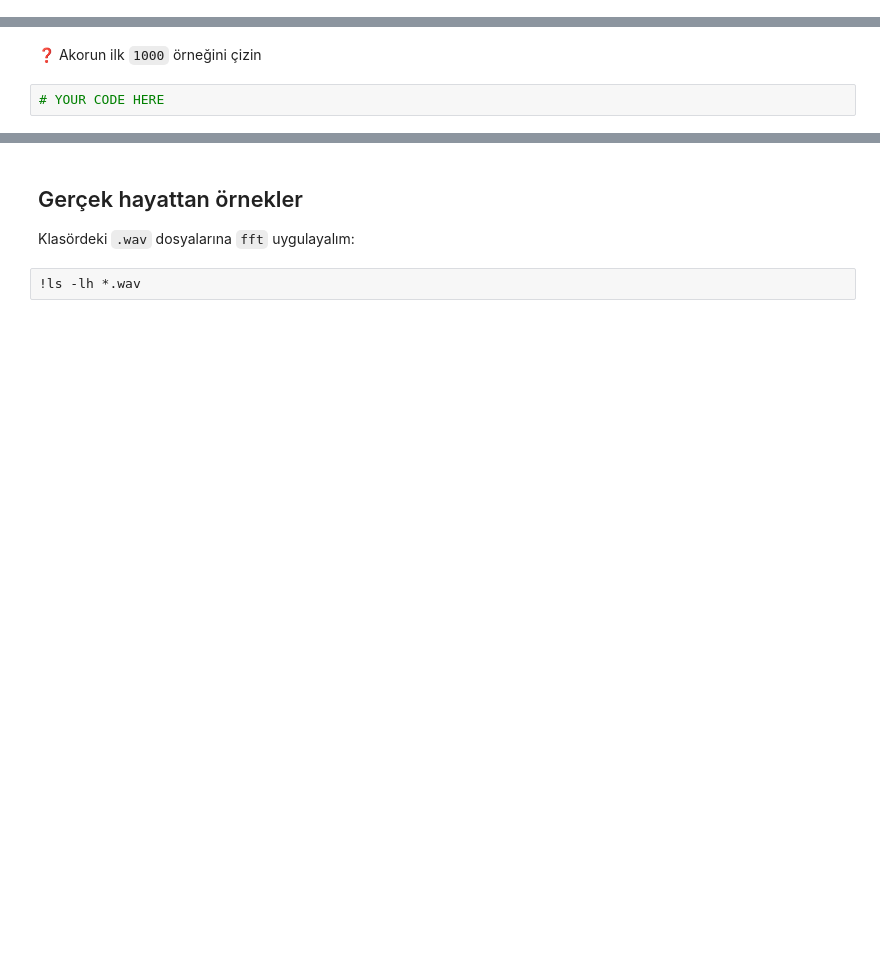
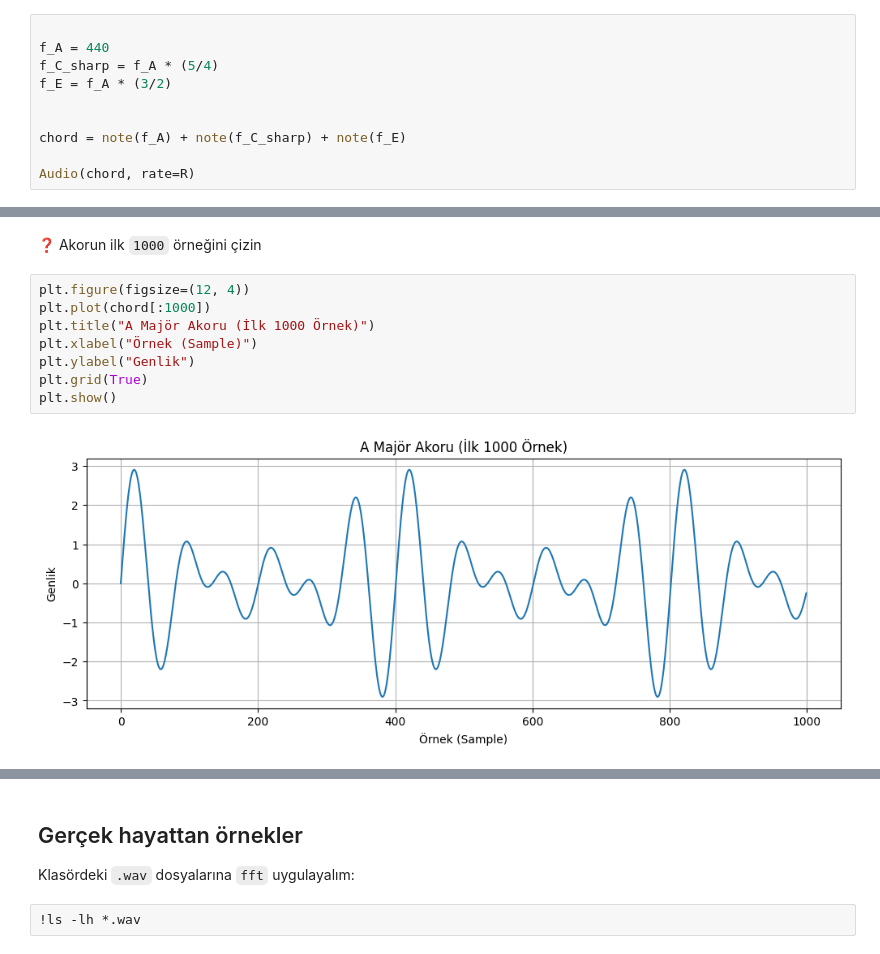
Before and after one commit to doganalperr/data-science-audio-processing, a Jupyter notebook: Recap.ipynb, the cells around one changed output, grey strips where cells are left out. Cells and saved outputs as stored; diff of their text form; blank space fills up the shorter version.

```diff
--- a/Recap.ipynb
+++ b/Recap.ipynb
@@ -65,0 +103,10 @@ Wikipedia’daki [Frekans Oranı](https://en.wikipedia.org/wiki/Interval_(music)
+# %%
+
+f_A = 440
+f_C_sharp = f_A * (5/4)
+f_E = f_A * (3/2)
+
+
+chord = note(f_A) + note(f_C_sharp) + note(f_E)
+
+Audio(chord, rate=R)
@@ -66,7 +115,15 @@ Wikipedia’daki [Frekans Oranı](https://en.wikipedia.org/wiki/Interval_(music)
 # %% [markdown]
 ❓ Akorun ilk `1000` örneğini çizin
-# %%
-# YOUR CODE HERE
+# %%
+plt.figure(figsize=(12, 4))
+plt.plot(chord[:1000])
+plt.title("A Majör Akoru (İlk 1000 Örnek)")
+plt.xlabel("Örnek (Sample)")
+plt.ylabel("Genlik")
+plt.grid(True)
+plt.show()
+# %% [output]
+[figure, added]
 # %% [markdown]
 ## [Hızlı Fourier dönüşümü](https://en.wikipedia.org/wiki/Fast_Fourier_transform)
 
```
Also changed, not shown: parts of 16 cells of this notebook.
